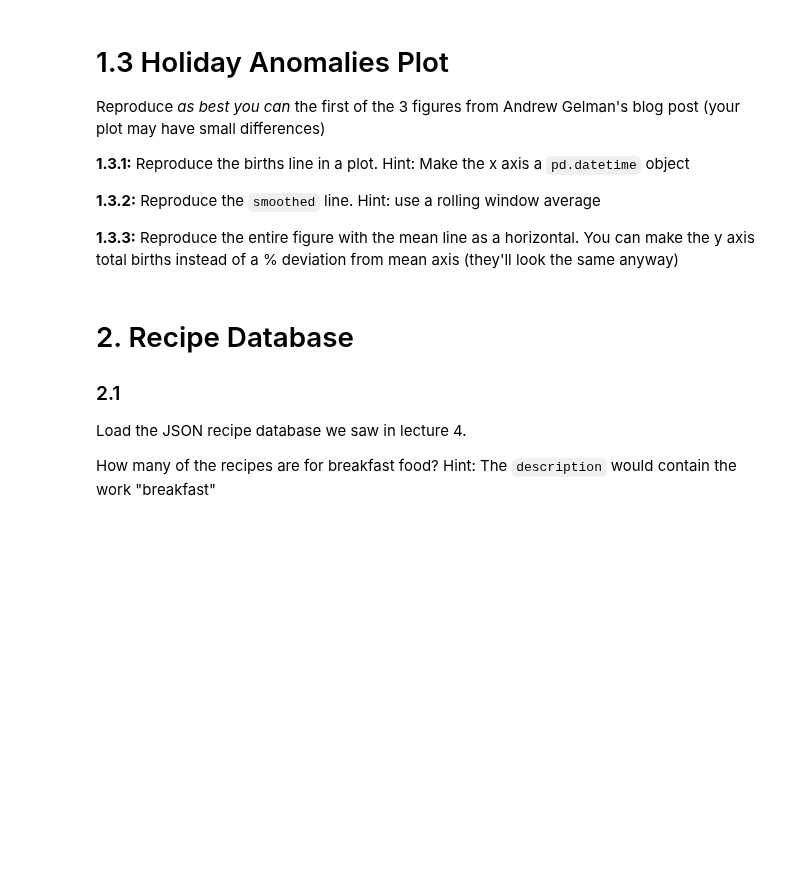
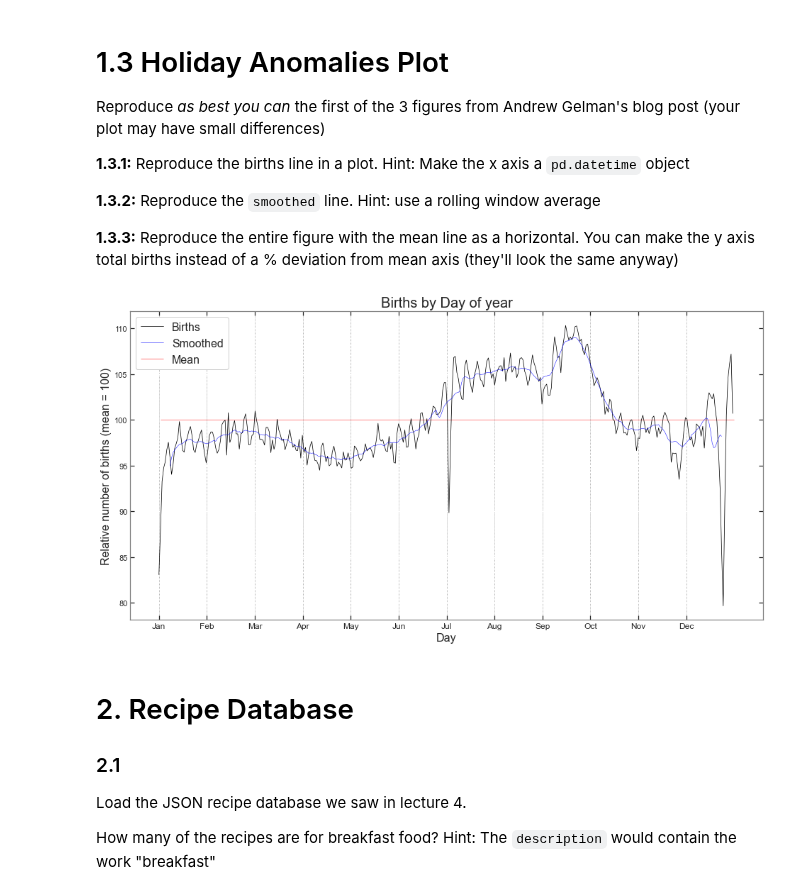
Before and after one commit to cb-ds-1/m2-3-exploration, a Jupyter notebook: workshop.ipynb, the cells around one changed output. Saved outputs shown, nothing was run; the diff lists cells and outputs as text; code cells hidden in the pictures; blank space fills up the shorter version.

```diff
--- a/workshop.ipynb
+++ b/workshop.ipynb
@@ -28,3 +88,49 @@ Reproduce *as best you can* the first of the 3 figures from Andrew Gelman's blog
 **1.3.2:** Reproduce the `smoothed` line. Hint: use a rolling window average
 
 **1.3.3:** Reproduce the entire figure with the mean line as a horizontal. You can make the y axis total births instead of a % deviation from mean axis (they'll look the same anyway)
+# %%
+df = pd.read_csv('data/births.csv')
+import numpy as np
+
+# cleaning data
+condition = (df.day == 99) | (df.day.isnull())
+df1 = df.drop(df[condition].index)
+condition_2 = (df.month == 2) & ((df.day == 31) | (df.day == 30) | (df.day == 29))
+df1 = df1.drop(df[condition_2].index)
+df1 = df1.drop(df[(df.month.isin([4,6,9,11])) & (df1.day > 30)].index)
+
+# make x axis a pd.datetime object
+df1['date'] = pd.to_datetime(df1[['year','month', 'day']], errors = 'coerce')
+
+fig, ax = plt.subplots(figsize=(16,8))
+
+GB = df1.groupby(['month', 'day'])['births'].mean()
+
+GB_mean = GB.mean()
+GB = GB / GB_mean * 100
+
+# for main plot:
+GB.plot(color = 'Black', lw = 0.75, label = 'Births', ax=ax)
+
+# for smoothed line:
+GB.rolling(window = 15, center=True).mean().plot(color = 'Blue', lw = 0.5, label = 'Smoothed', ax=ax)
+
+# for mean line:
+plt.hlines(y = GB.mean(), xmin = GB.index[0], xmax = len(GB), colors = 'red', lw = 0.5, label = 'Mean')
+
+# extras
+ax.legend(facecolor = 'white', framealpha = 1, loc='upper left', fontsize = 16)
+ax.set_title('Births by Day of year', size=20)
+ax.set_xlabel('Day', size=16)
+ax.set_ylabel('Relative number of births (mean = 100)', size=16)
+ax.tick_params(direction = 'in', top = True, right = True, bottom = True, left = True)
+ax.grid(color='grey', axis='x', ls = ':', lw = 0.75)
+ax.set_facecolor("white")
+ax.spines['bottom'].set_color('0.5')
+ax.spines['top'].set_color('0.5')
+ax.spines['right'].set_color('0.5')
+ax.spines['left'].set_color('0.5')
+plt.xticks(np.linspace(0,365,13)[:-1], ('Jan', 'Feb', 'Mar', 'Apr', 'May', 'Jun',
+                                        'Jul', 'Aug', 'Sep', 'Oct', 'Nov', 'Dec'), size=12);
+# %% [output]
+[figure, added]
```
Also changed, not shown: parts of 9 cells of this notebook.
